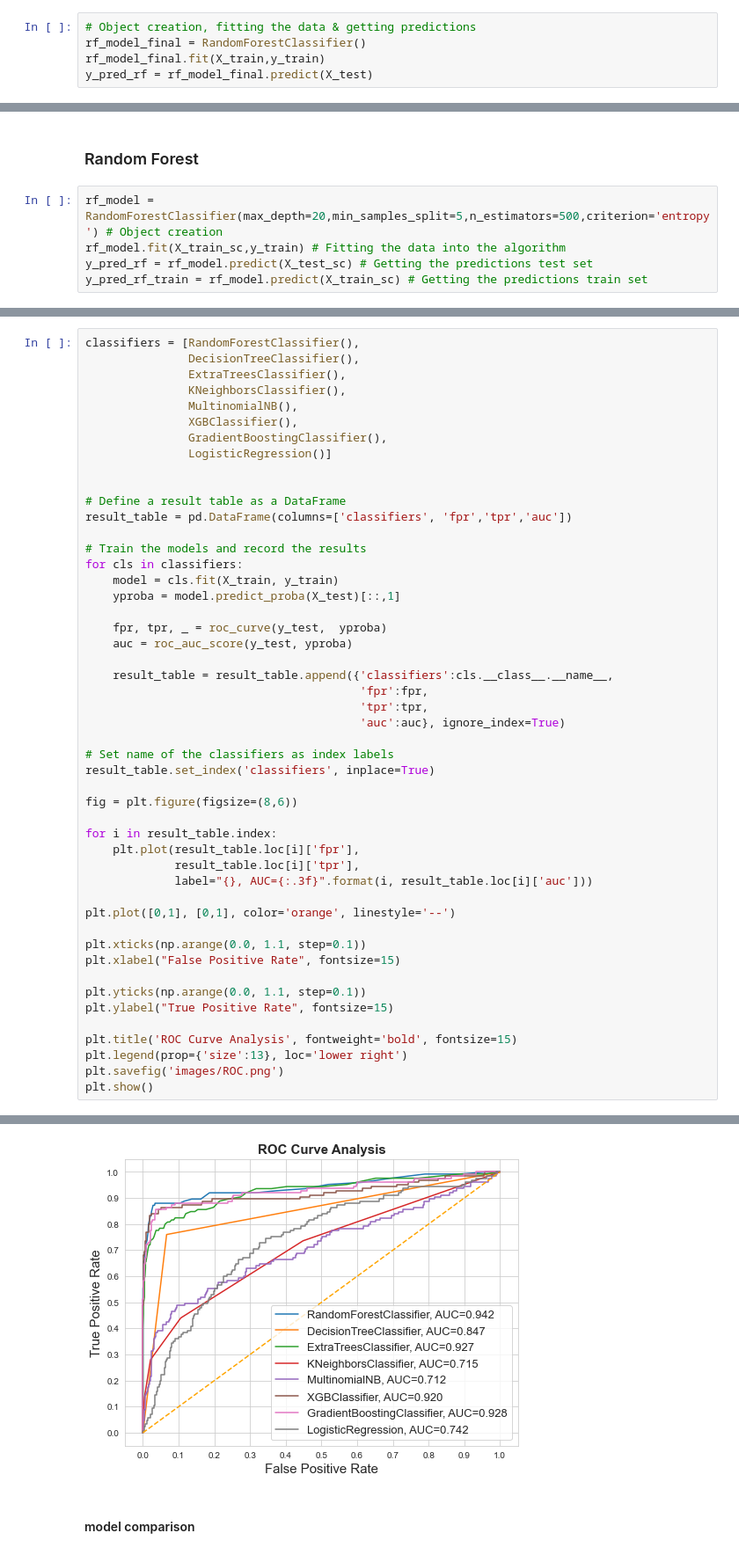
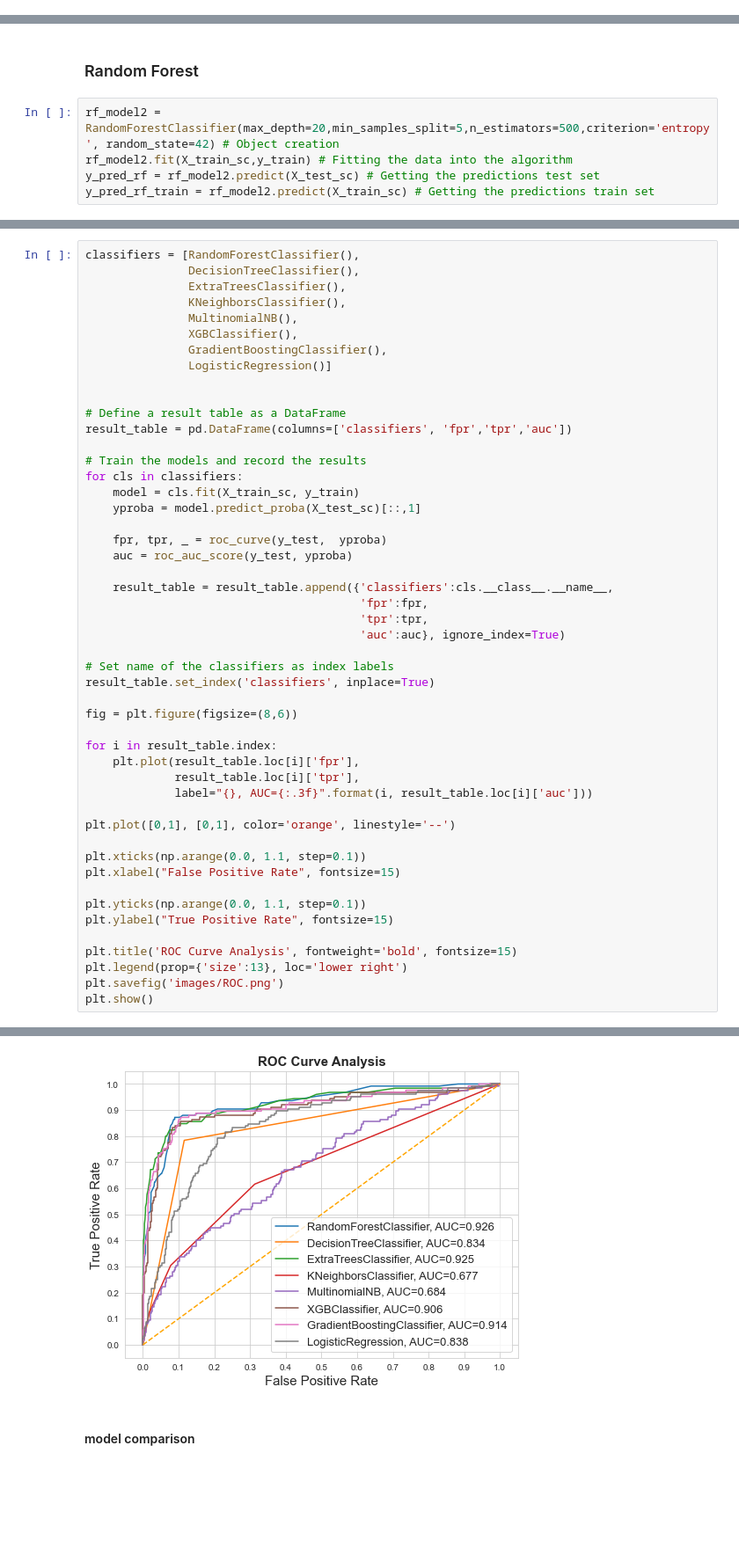
Before and after one commit to Malvis-Kagiri55/phase_3_project, a Jupyter notebook: churn_project.ipynb, the cells around one changed output, grey strips where cells are left out. Shown at 88% size. Saved outputs shown, nothing was run; the diff lists cells and outputs as text; blank space fills up the shorter version.

```diff
--- a/churn_project.ipynb
+++ b/churn_project.ipynb
@@ -687,5 +689,0 @@ plt.show()
-# %%
-# Object creation, fitting the data & getting predictions
-rf_model_final = RandomForestClassifier()
-rf_model_final.fit(X_train,y_train)
-y_pred_rf = rf_model_final.predict(X_test)
@@ -1034,10 +986,10 @@ Precision score for training set:  1.0
 # %% [markdown]
 ### Random Forest
 # %%
-rf_model = RandomForestClassifier(max_depth=20,min_samples_split=5,n_estimators=500,criterion='entropy') # Object creation
-rf_model.fit(X_train_sc,y_train) # Fitting the data into the algorithm
-y_pred_rf = rf_model.predict(X_test_sc) # Getting the predictions test set
-y_pred_rf_train = rf_model.predict(X_train_sc) # Getting the predictions train set
+rf_model2 = RandomForestClassifier(max_depth=20,min_samples_split=5,n_estimators=500,criterion='entropy', random_state=42) # Object creation
+rf_model2.fit(X_train_sc,y_train) # Fitting the data into the algorithm
+y_pred_rf = rf_model2.predict(X_test_sc) # Getting the predictions test set
+y_pred_rf_train = rf_model2.predict(X_train_sc) # Getting the predictions train set
 # %%
 print("**************** RANDOM FOREST CLASSIFIER MODEL RESULTS **************** ")
 # y_pred_rf_train
@@ -1093,8 +1054,8 @@ result_table = pd.DataFrame(columns=['classifiers', 'fpr','tpr','auc'])
 
 # Train the models and record the results
 for cls in classifiers:
-    model = cls.fit(X_train, y_train)
-    yproba = model.predict_proba(X_test)[::,1]
+    model = cls.fit(X_train_sc, y_train)
+    yproba = model.predict_proba(X_test_sc)[::,1]
 
     fpr, tpr, _ = roc_curve(y_test,  yproba)
     auc = roc_auc_score(y_test, yproba)
@@ -1137,4 +1091,4 @@ Please also refer to the documentation for alternative solver options:
-[figure, old version]
+[figure, new version]
 # %% [markdown]
 #### model comparison
 # %%
```
Also changed, not shown: parts of 23 cells of this notebook, 8 other files.
